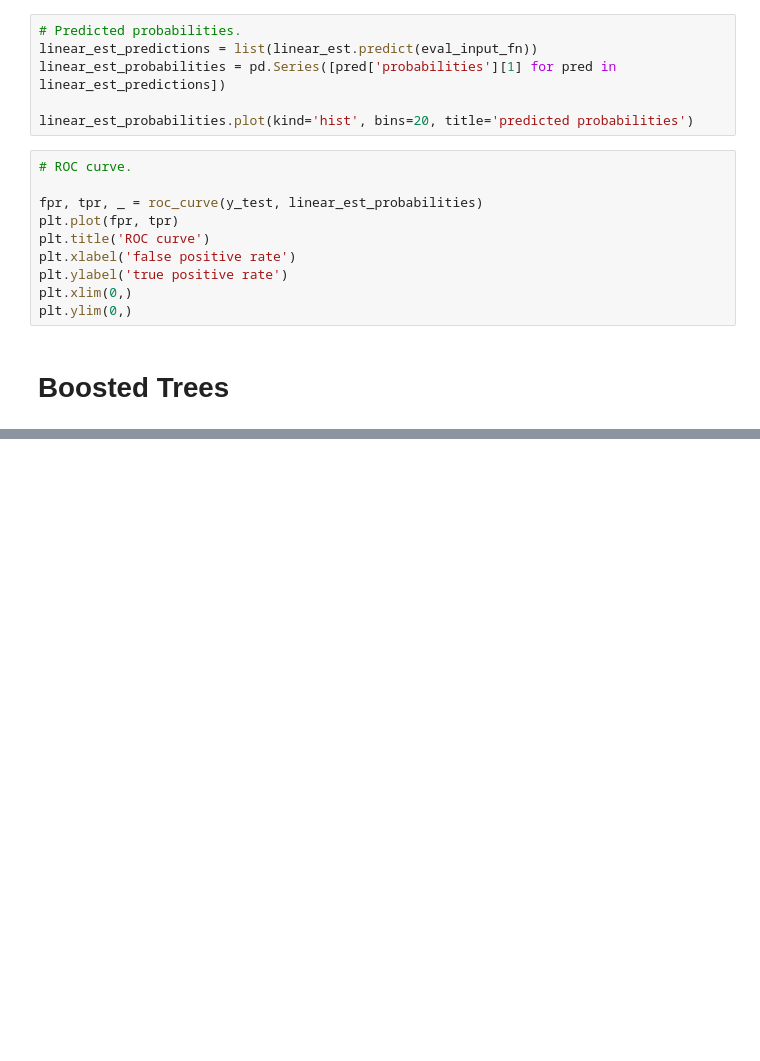
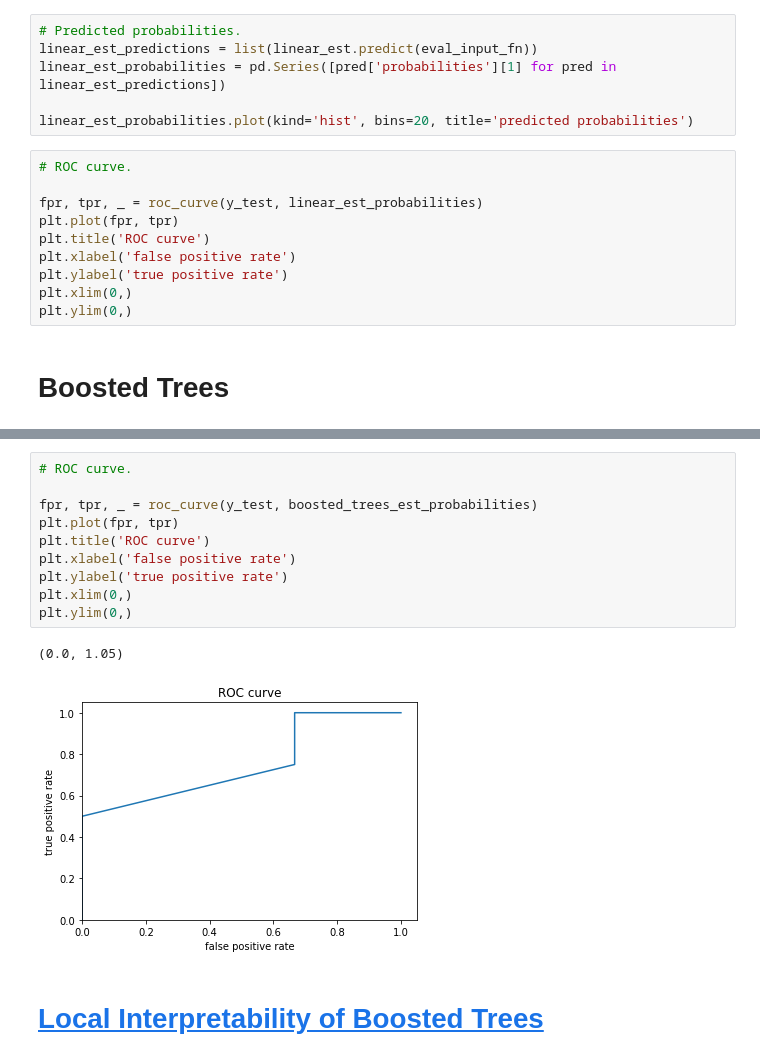
Before and after one commit to kwcay/jayne-eats-prototype, a Jupyter notebook: ml/notes/model-exploration-tf.ipynb, the cells around one changed output, grey strips where cells are left out. Drawn from its saved outputs; the diff is of its cells as text; blank space fills up the shorter version.

```diff
--- a/ml/notes/model-exploration-tf.ipynb
+++ b/ml/notes/model-exploration-tf.ipynb
@@ -245,0 +302,15 @@ print(pd.Series(result))
+# %%
+# ROC curve.
+
+fpr, tpr, _ = roc_curve(y_test, boosted_trees_est_probabilities)
+plt.plot(fpr, tpr)
+plt.title('ROC curve')
+plt.xlabel('false positive rate')
+plt.ylabel('true positive rate')
+plt.xlim(0,)
+plt.ylim(0,)
+# %% [output]
+(0.0, 1.05)
+[figure, added]
+# %% [markdown]
+# [Local Interpretability of Boosted Trees](https://www.tensorflow.org/tutorials/estimator/boosted_trees_model_understanding#local_interpretability)
```
Also changed, not shown: parts of 19 cells of this notebook.
